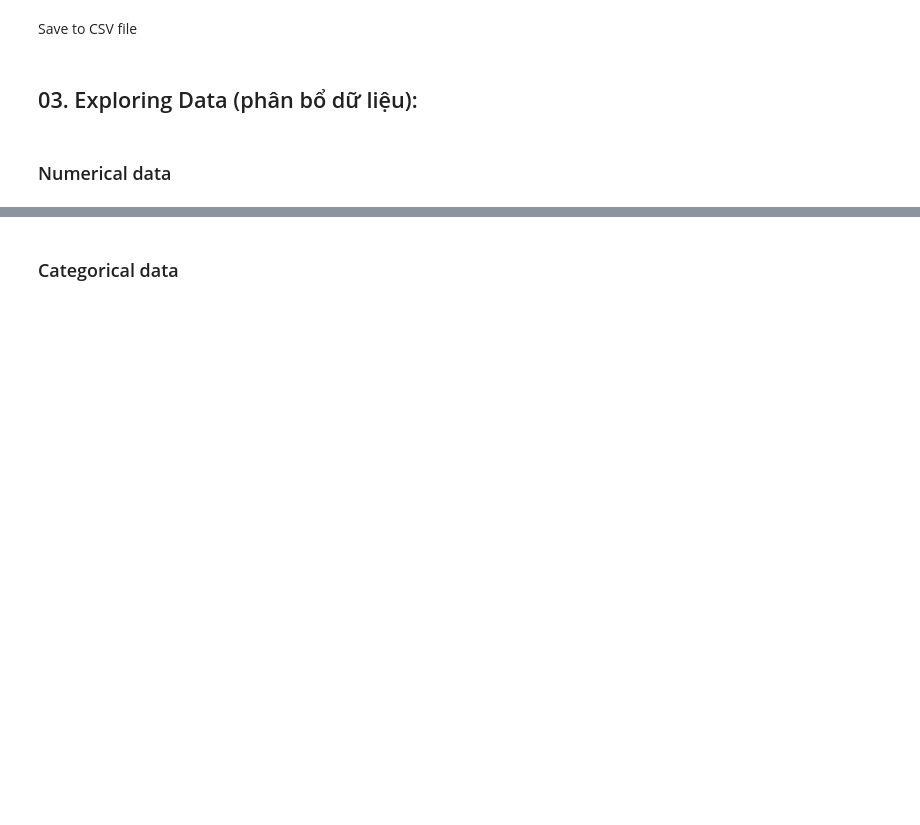
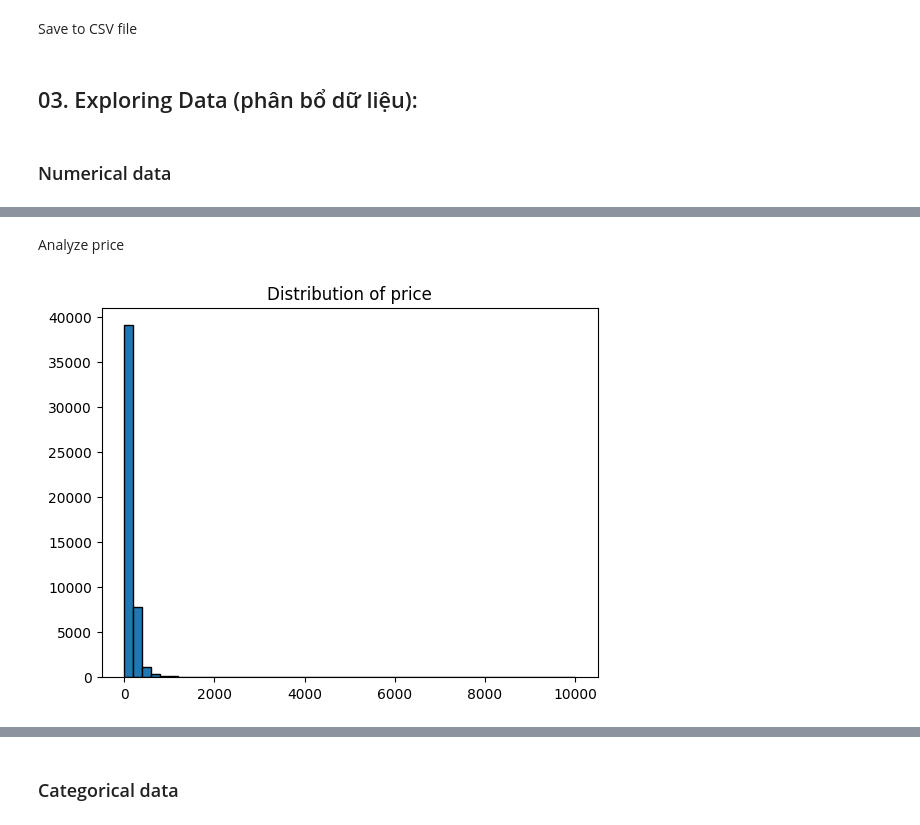
Before and after one commit to Gabien21/CSC17104_P4DS_final_project, a Jupyter notebook: Project/2_Exploring_and_preprocessing_data.ipynb, the cells around one changed output, grey strips where cells are left out. Drawn from its saved outputs; the diff is of its cells as text; code cells hidden in the pictures; blank space fills up the shorter version.

Commit message:
numerical data

```diff
--- a/Project/2_Exploring_and_preprocessing_data.ipynb
+++ b/Project/2_Exploring_and_preprocessing_data.ipynb
@@ -7,7 +7,7 @@ import matplotlib.pyplot as plt
 import seaborn as sns
 # %%
 pd.set_option('display.max_columns', None)
-df = pd.read_csv('./Project/Data/raw_data/AB_NYC_2019.csv')
+df = pd.read_csv('../Project/Data/raw_data/AB_NYC_2019.csv')
 df.head()
 # %% [output]
 |  | id | name | host_id | host_name | neighbourhood_group | neighbourhood | latitude | longitude | ... |
@@ -146,0 +158,8 @@ Save to CSV file
+# %% [markdown]
+Analyze price
+# %%
+plt.hist(df['price'],bins=50,edgecolor='black')
+plt.title('Distribution of price')
+plt.show()
+# %% [output]
+[figure, added]
```
Also changed, not shown: parts of 9 cells of this notebook.
